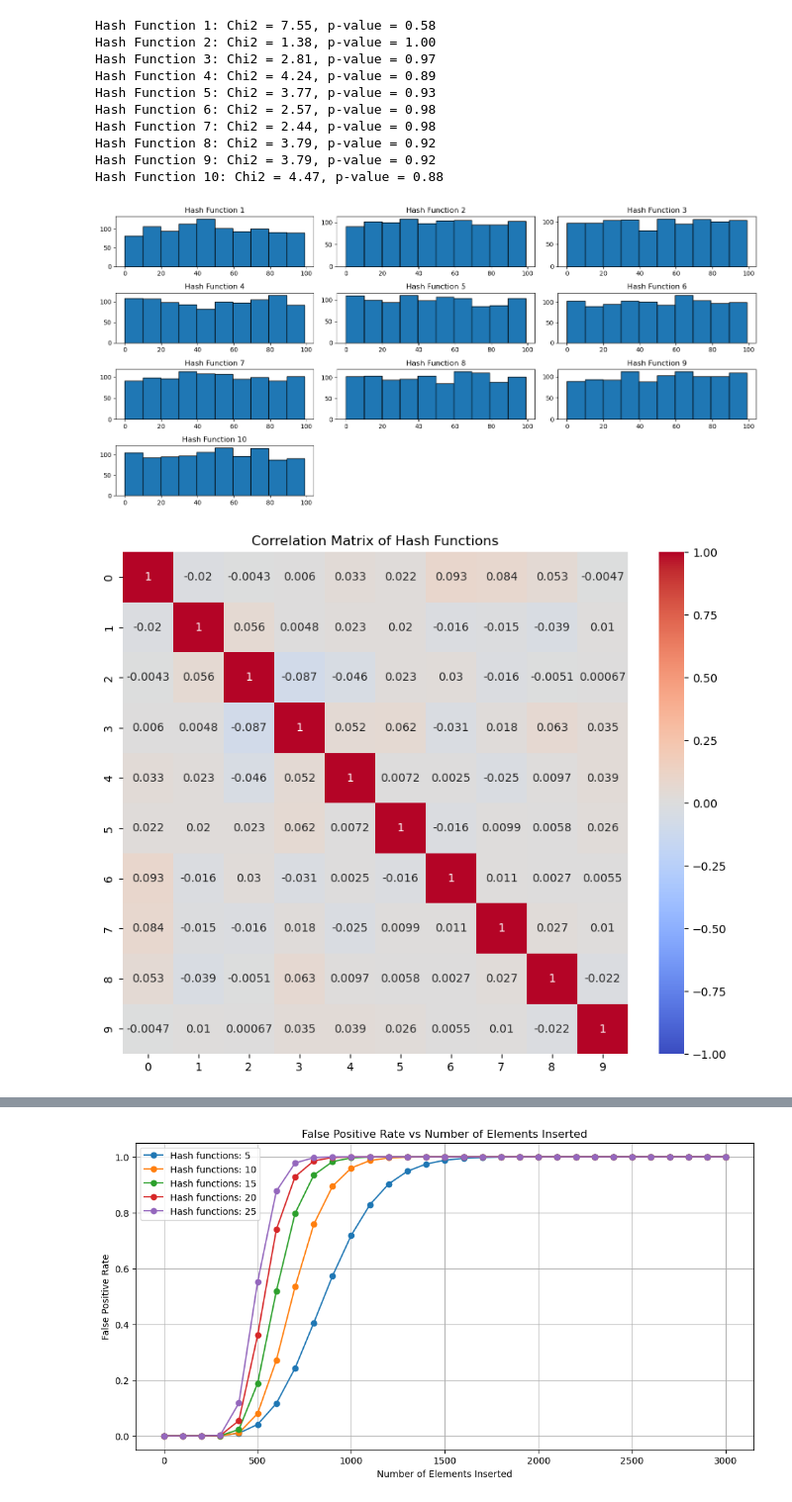
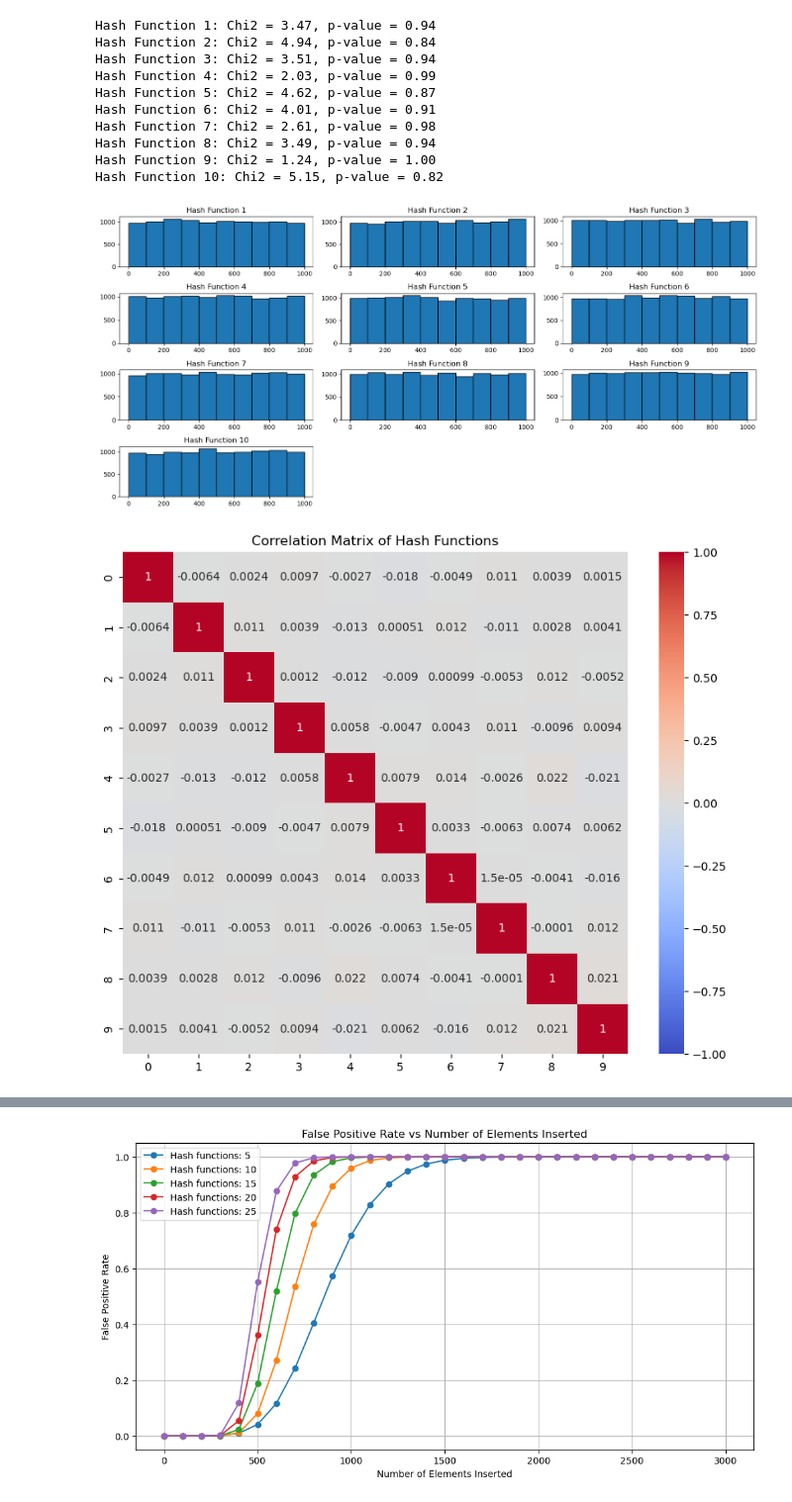
Before and after one commit to Blaise-bf/concepts-of-data-science, a Jupyter notebook: test_bloom_filter.ipynb, the cells around one changed output, grey strips where cells are left out. Shown: that part at 99% size. Saved outputs shown, nothing was run; the diff lists cells and outputs as text; code cells hidden in the pictures.

```diff
--- a/test_bloom_filter.ipynb
+++ b/test_bloom_filter.ipynb
@@ -5,31 +5,31 @@ import matplotlib.pyplot as plt
 # %%
 ## Evaluate Uniformity of hash functions
 
-bf_size = 100
+bf_size = 1000
 
 num_hashes = 10
 
 # generate random string
-random_data = [random_string() for _ in range(1000)]
+random_data = [random_string() for _ in range(10000)]
 
 hashes = CustomBloomFilterHashFunctions(bf_size, num_hashes)
 
 
 
 hashes.check_uniformity_with_chisquare(random_data)
 # %% [output]
-Hash Function 1: Chi2 = 7.55, p-value = 0.58
-Hash Function 2: Chi2 = 1.38, p-value = 1.00
-Hash Function 3: Chi2 = 2.81, p-value = 0.97
-Hash Function 4: Chi2 = 4.24, p-value = 0.89
-Hash Function 5: Chi2 = 3.77, p-value = 0.93
-Hash Function 6: Chi2 = 2.57, p-value = 0.98
-Hash Function 7: Chi2 = 2.44, p-value = 0.98
-Hash Function 8: Chi2 = 3.79, p-value = 0.92
-Hash Function 9: Chi2 = 3.79, p-value = 0.92
-Hash Function 10: Chi2 = 4.47, p-value = 0.88
+Hash Function 1: Chi2 = 3.47, p-value = 0.94
+Hash Function 2: Chi2 = 4.94, p-value = 0.84
+Hash Function 3: Chi2 = 3.51, p-value = 0.94
+Hash Function 4: Chi2 = 2.03, p-value = 0.99
+Hash Function 5: Chi2 = 4.62, p-value = 0.87
+Hash Function 6: Chi2 = 4.01, p-value = 0.91
+Hash Function 7: Chi2 = 2.61, p-value = 0.98
+Hash Function 8: Chi2 = 3.49, p-value = 0.94
+Hash Function 9: Chi2 = 1.24, p-value = 1.00
+Hash Function 10: Chi2 = 5.15, p-value = 0.82
-[figure, old version]
+[figure, new version]
-[figure, old version]
+[figure, new version]
 # %%
 # Test bloom filter with DNA data
 dna_data = generate_random_dna_sequences(10, 10)
```
Also changed, not shown: parts of 4 cells of this notebook, 5 other files.
